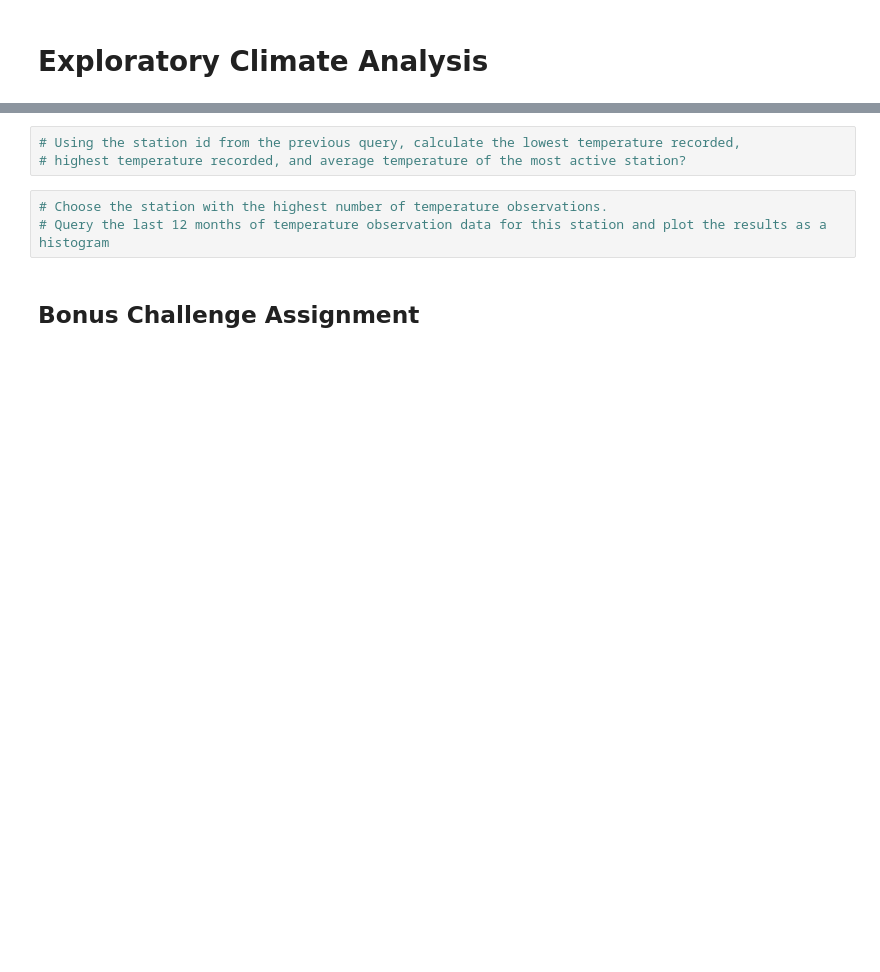
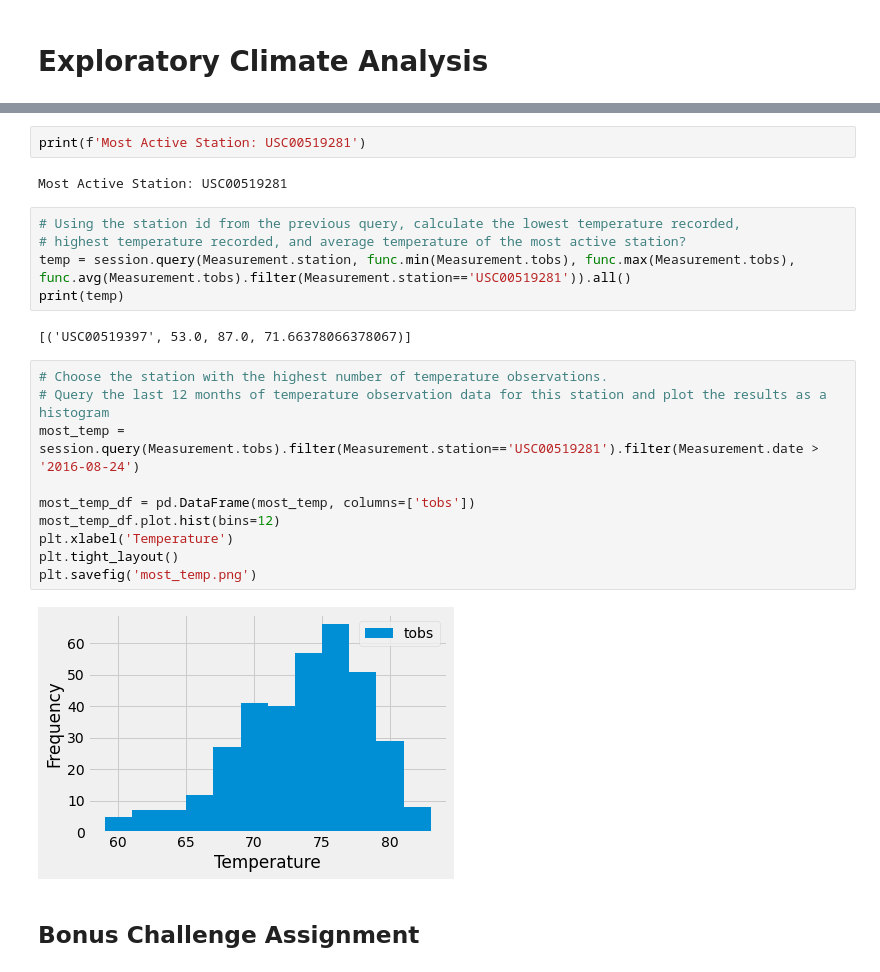
Before and after one commit to mrryanlittle/sqlalchemy-challenge, a Jupyter notebook: climate_starter.ipynb, the cells around one changed output, grey strips where cells are left out. Saved outputs shown, nothing was run; the diff lists cells and outputs as text; blank space fills up the shorter version.

```diff
--- a/climate_starter.ipynb
+++ b/climate_starter.ipynb
@@ -61,9 +108,26 @@ NameError: name 'create_engine' is not defined
+# %%
+print(f'Most Active Station: USC00519281')
+# %% [output]
+Most Active Station: USC00519281
 # %%
 # Using the station id from the previous query, calculate the lowest temperature recorded,
 # highest temperature recorded, and average temperature of the most active station?
+temp = session.query(Measurement.station, func.min(Measurement.tobs), func.max(Measurement.tobs), func.avg(Measurement.tobs).filter(Measurement.station=='USC00519281')).all()
+print(temp)
+# %% [output]
+[('USC00519397', 53.0, 87.0, 71.66378066378067)]
 # %%
 # Choose the station with the highest number of temperature observations.
 # Query the last 12 months of temperature observation data for this station and plot the results as a histogram
+most_temp = session.query(Measurement.tobs).filter(Measurement.station=='USC00519281').filter(Measurement.date > '2016-08-24')
+
+most_temp_df = pd.DataFrame(most_temp, columns=['tobs'])
+most_temp_df.plot.hist(bins=12)
+plt.xlabel('Temperature')
+plt.tight_layout()
+plt.savefig('most_temp.png')
+# %% [output]
+[figure, added]
 # %% [markdown]
 ## Bonus Challenge Assignment
 # %%
```
Also changed, not shown: parts of 15 cells of this notebook, 3 other files.
